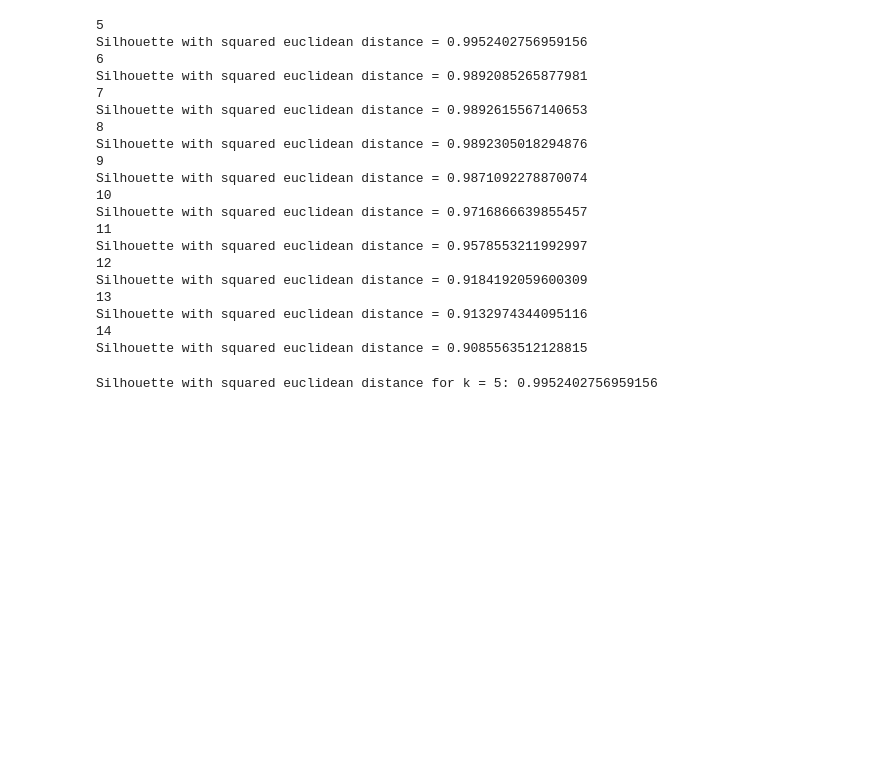
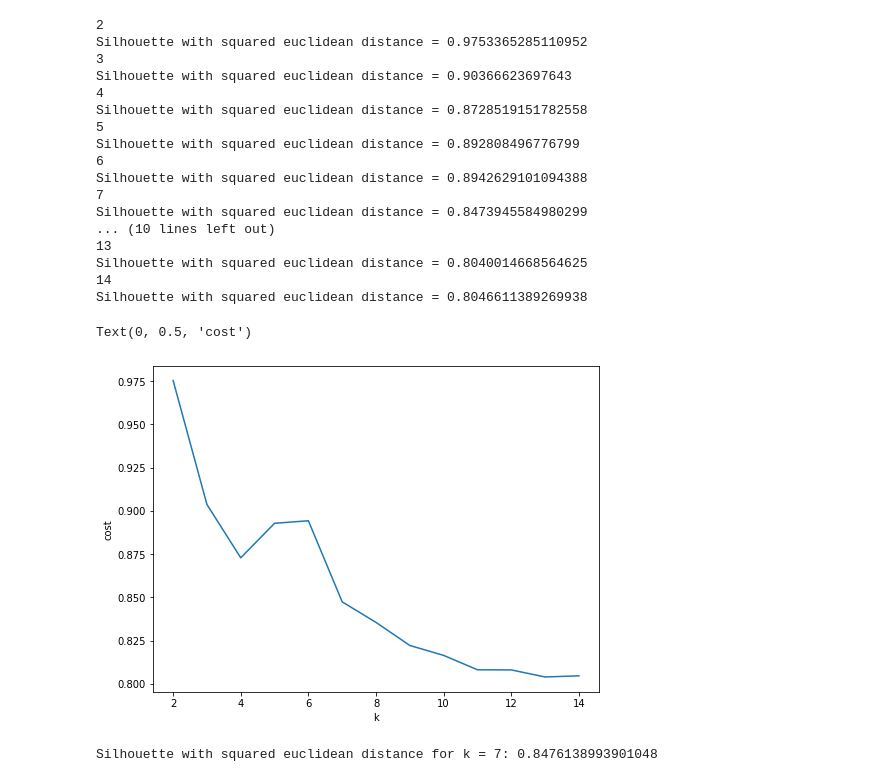
Before and after one commit to ggmonx/Twitch_RS_Project, a Jupyter notebook: ClusterRecV2.ipynb, the cells around one changed output. Cells and saved outputs as stored; diff of their text form; code cells hidden in the pictures; blank space fills up the shorter version.

```diff
--- a/ClusterRecV2.ipynb
+++ b/ClusterRecV2.ipynb
@@ -47,7 +47,7 @@ import numpy as np
 from pyspark.ml.clustering import KMeans
 from pyspark.ml.evaluation import ClusteringEvaluator
 cost = []
-for k in range(5,15):
+for k in range(2,15):
     print(k)
     kmeans = KMeans().setK(k).setSeed(38).setFeaturesCol("features")
     model = kmeans.fit(data_scale_output.select('streamerId', 'features').sample(False,0.1, seed=38))
@@ -57,35 +57,42 @@ for k in range(5,15):
     print("Silhouette with squared euclidean distance = " + str(silhouette))
     cost.append(silhouette)
 # %% [output]
+2
+Silhouette with squared euclidean distance = 0.9753365285110952
+3
+Silhouette with squared euclidean distance = 0.90366623697643
+4
+Silhouette with squared euclidean distance = 0.8728519151782558
 5
-Silhouette with squared euclidean distance = 0.9952402756959156
+Silhouette with squared euclidean distance = 0.892808496776799
 6
-Silhouette with squared euclidean distance = 0.9892085265877981
+Silhouette with squared euclidean distance = 0.8942629101094388
 7
-Silhouette with squared euclidean distance = 0.9892615567140653
-8
-Silhouette with squared euclidean distance = 0.9892305018294876
-9
-Silhouette with squared euclidean distance = 0.9871092278870074
-10
-Silhouette with squared euclidean distance = 0.9716866639855457
-11
-Silhouette with squared euclidean distance = 0.9578553211992997
-12
-Silhouette with squared euclidean distance = 0.9184192059600309
+Silhouette with squared euclidean distance = 0.8473945584980299
+... (10 lines left out)
 13
-Silhouette with squared euclidean distance = 0.9132974344095116
+Silhouette with squared euclidean distance = 0.8040014668564625
 14
-Silhouette with squared euclidean distance = 0.9085563512128815
+Silhouette with squared euclidean distance = 0.8046611389269938
+# %%
+#Visualizing the silhouette scores in a plot
+import matplotlib.pyplot as plt
+fig, ax = plt.subplots(1,1, figsize =(8,6))
+ax.plot(range(2,15),cost)
+ax.set_xlabel('k')
+ax.set_ylabel('cost')
+# %% [output]
+Text(0, 0.5, 'cost')
+[figure, added]
 # %%
-kmeans = KMeans().setK(np.argmax(cost)+5).setSeed(38).setFeaturesCol("features") # use highest silhouette value
-model = kmeans.fit(data_scale_output.select('streamerId', 'features').sample(False,0.1, seed=38))
+kmeans = KMeans().setK(7).setSeed(38).setFeaturesCol("features") # use highest silhouette value
+model = kmeans.fit(data_scale_output.select('streamerId', 'features'))
 predictions = model.transform(data_scale_output)
 evaluator = ClusteringEvaluator()
 silhouette = evaluator.evaluate(predictions)
-print(f"Silhouette with squared euclidean distance for k = {np.argmax(cost)+5}: " + str(silhouette))
+print(f"Silhouette with squared euclidean distance for k = {7}: " + str(silhouette))
 # %% [output]
-Silhouette with squared euclidean distance for k = 5: 0.9952402756959156
+Silhouette with squared euclidean distance for k = 7: 0.8476138993901048
 # %%
 centers = model.clusterCenters()
 print("Cluster Centers: ")
```
Also changed, not shown: parts of 16 cells of this notebook, 6 other files.
